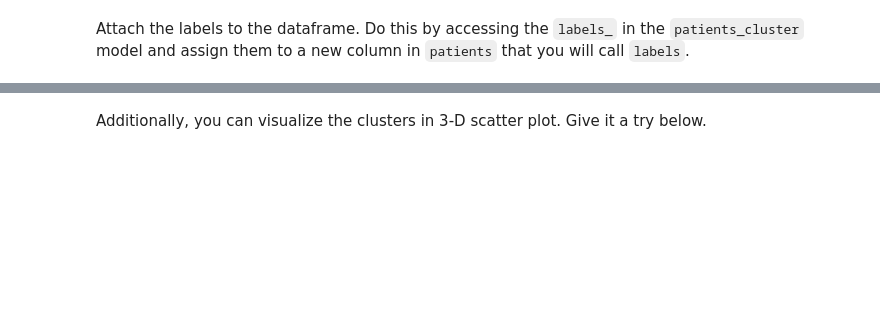
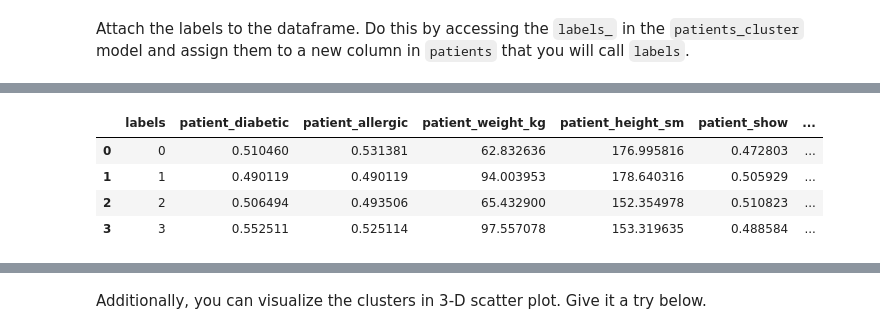
Before and after one commit to ta-data-mexpt/lab-sklearn-and-unsupervised-learning, a Jupyter notebook: your-code/main.ipynb, the cells around one changed output, grey strips where cells are left out. Drawn from its saved outputs; the diff is of its cells as text; code cells hidden in the pictures; blank space fills up the shorter version.

```diff
--- a/your-code/main.ipynb
+++ b/your-code/main.ipynb
@@ -395,0 +414,8 @@ Additionally, add a comment to describe which columns have the largest differenc
+# %%
+patients.groupby(by="labels",as_index=False).mean()
+# %% [output]
+|  | labels | patient_diabetic | patient_allergic | patient_weight_kg | patient_height_sm | patient_show | ... |
+| 0 | 0 | 0.510460 | 0.531381 | 62.832636 | 176.995816 | 0.472803 | ... |
+| 1 | 1 | 0.490119 | 0.490119 | 94.003953 | 178.640316 | 0.505929 | ... |
+| 2 | 2 | 0.506494 | 0.493506 | 65.432900 | 152.354978 | 0.510823 | ... |
+| 3 | 3 | 0.552511 | 0.525114 | 97.557078 | 153.319635 | 0.488584 | ... |
```
Also changed, not shown: parts of 14 cells of this notebook.
